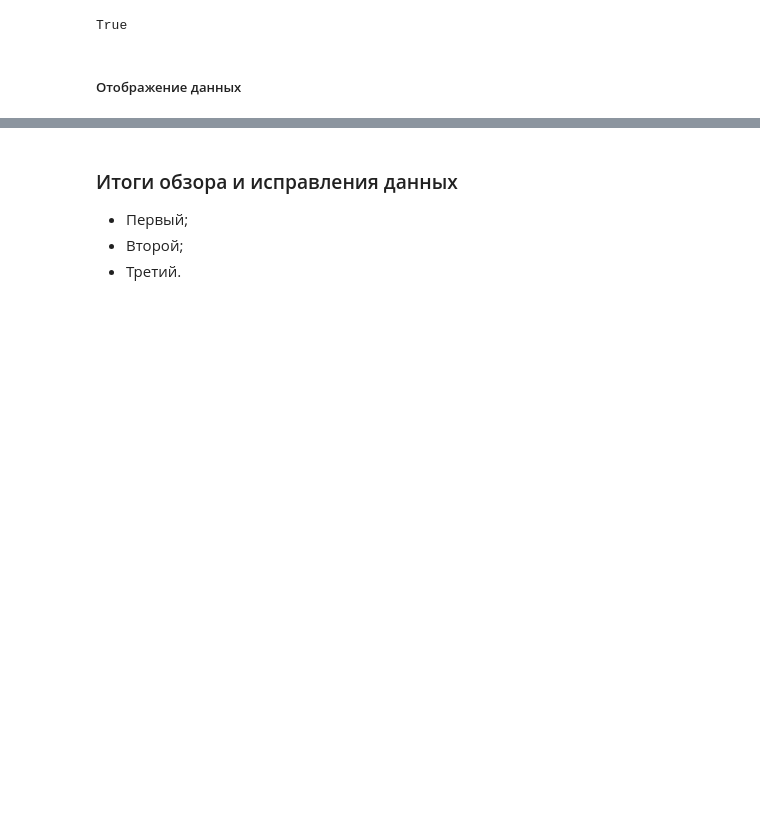
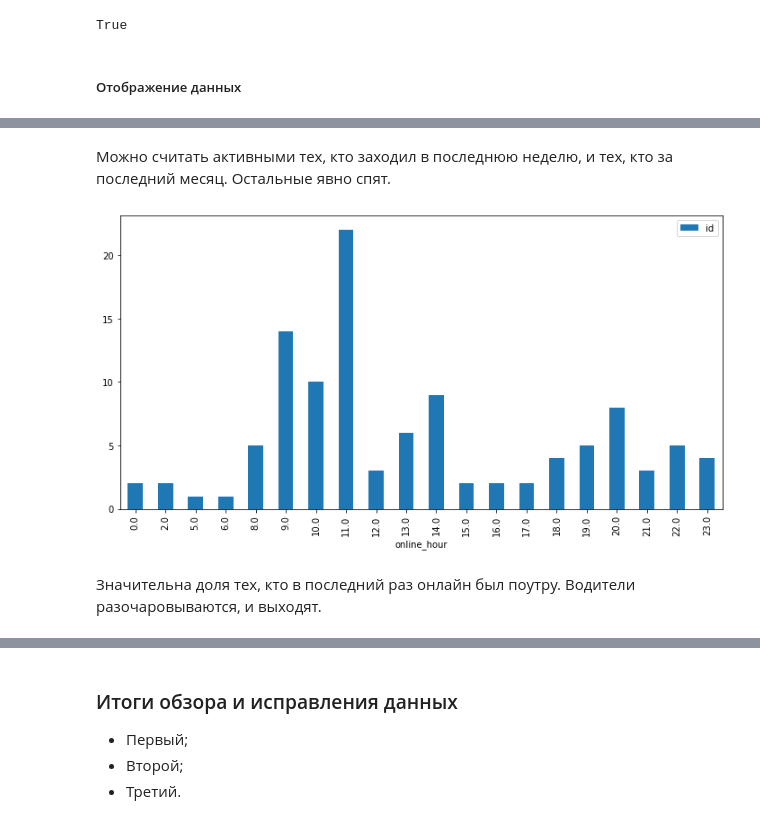
Before and after one commit to okeangel/da_portfolio, a Jupyter notebook: commerce/mover.ipynb, the cells around one changed output, grey strips where cells are left out. Drawn from its saved outputs; the diff is of its cells as text; code cells hidden in the pictures; blank space fills up the shorter version.

```diff
--- a/commerce/mover.ipynb
+++ b/commerce/mover.ipynb
@@ -494,0 +684,13 @@ mover.get('/freighter/106/employers/2328.json')
+# %% [markdown]
+Можно считать активными тех, кто заходил в последнюю неделю, и тех, кто за последний месяц. Остальные явно спят.
+# %%
+own_crews['online_hour'] = own_crews['online_at'].dt.hour
+horizon = datetime.datetime.now() - datetime.timedelta(days=30)
+own_crews.query(
+    'online_at > @horizon'
+).groupby('online_hour').agg({'id': 'nunique'}).plot.bar(figsize=FIGSIZE)
+plt.show()
+# %% [output]
+[figure, added]
+# %% [markdown]
+Значительна доля тех, кто в последний раз онлайн был поутру. Водители разочаровываются, и выходят.
```
Also changed, not shown: parts of 61 cells of this notebook, 2 other files.
